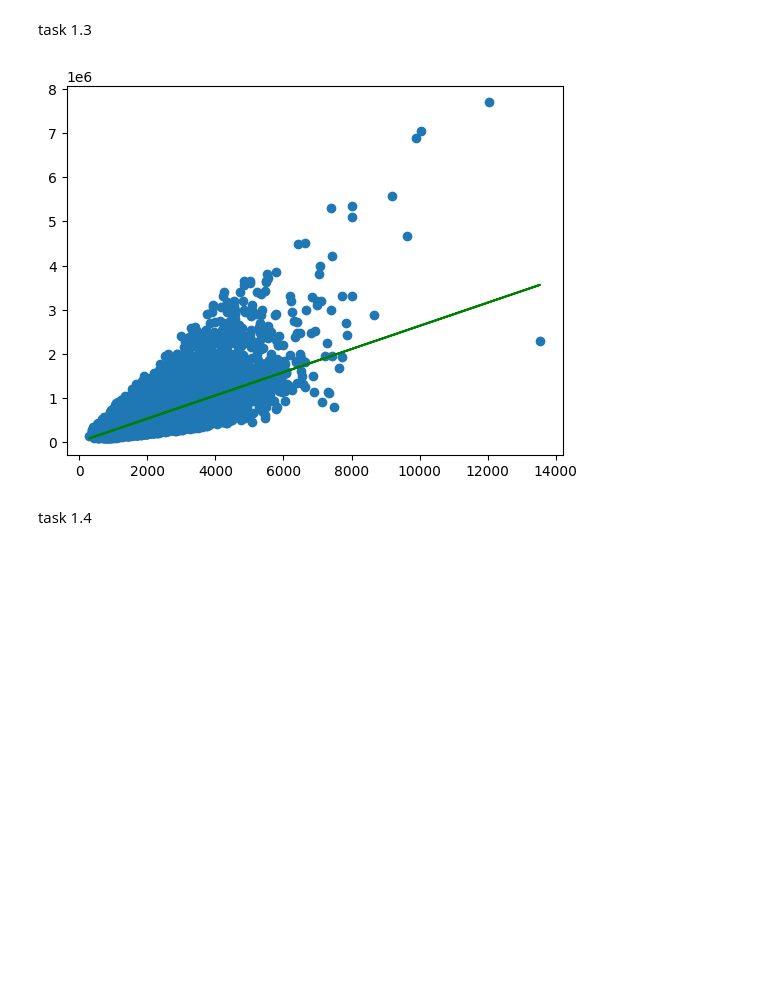
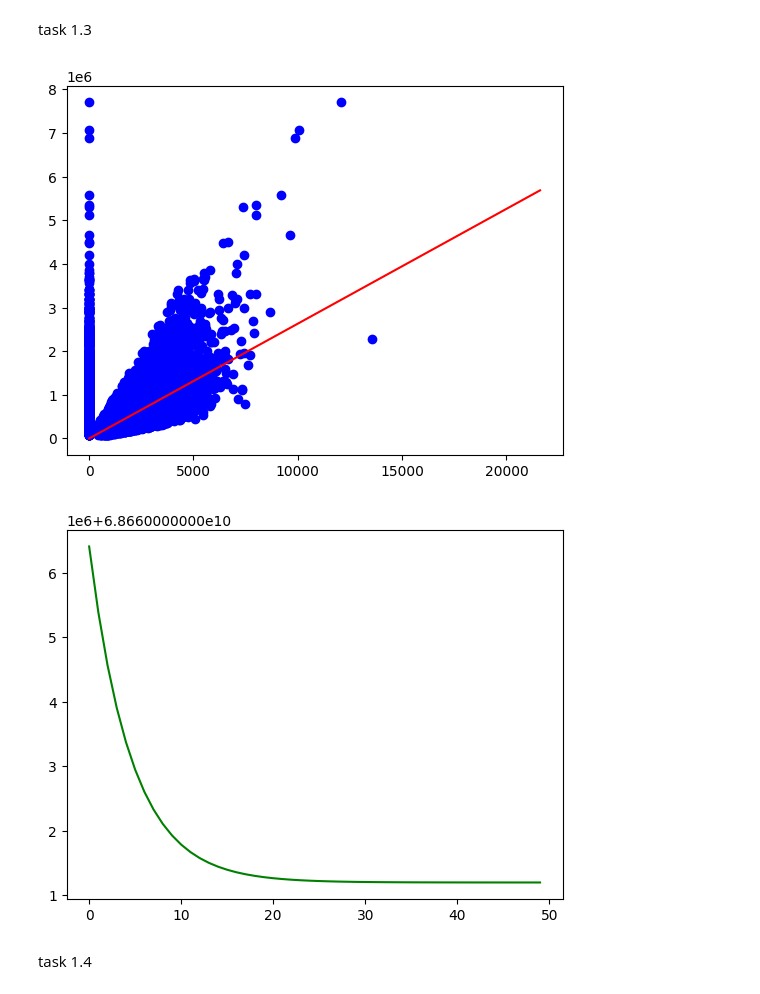
Before and after one commit to robertriosm/lab4-ia, a Jupyter notebook: main.ipynb, the cells around one changed output. Saved outputs shown, nothing was run; the diff lists cells and outputs as text; code cells hidden in the pictures; blank space fills up the shorter version.

```diff
--- a/main.ipynb
+++ b/main.ipynb
@@ -38,25 +52,51 @@ theta_0 = np.random.rand(n, 1)
+# %%
+
+# task 1.2 implementar regresion
+
+cost = lambda X, y, t: ((X @ t - y) ** 2).sum() / len(y)
+grad = lambda X, y, t: 2 * X.T @ (X @ t - y) / len(y)
+
+TRAINING_SET_SIZE = x.shape[0]
+
+X = np.hstack((np.ones_like(x), x))
+
+theta_0 = np.random.rand(X.shape[1], 1)
+theta_0 = theta_0[~np.isnan(theta_0)]
+theta_0 = theta_0.reshape((theta_0.shape[0], 1))
+
+
+recta = np.array([[0],
+                  [TRAINING_SET_SIZE]])
+
+model = np.hstack((
+    np.ones((2, 1)),
+    recta
+))
 # %% [markdown]
 task 1.3
-# %%
-
-# task 1.3
-r_theta, costs, thetas = gradient_descent(
-    theta_0=theta_0,
-    cost_function=linear_cost,
-    cost_function_gradient=linear_cost_gradient,
-    learning_rate=0.00000001,
-    threshold=0.001,
-    max_iter=10000,
-    params=(X,y,1),
-)
-
-for test_theta in thetas:
-    pass
-
-plt.scatter(X[:, 1], y)
-plt.plot(X[:, 1], X @ test_theta, color='green')
-plt.show()
-# %% [output]
-[figure, removed]
+# %%
+
+# task 1.3
+
+thetas, costs = regression(
+    X,
+    y,
+    theta_0,
+    cost,
+    grad,
+    step=0.00000001,
+    n=50
+)
+
+
+plt.plot(X, y, "ro", color='blue')
+plt.plot(recta, model @ thetas, color="red")
+plt.show()
+
+plt.plot(costs, color="green")
+plt.show()
+# %% [output]
+[figure, added]
+[figure, added]
 # %% [markdown]
 task 1.4
```
Also changed, not shown: parts of 9 cells of this notebook, 1 other file.
